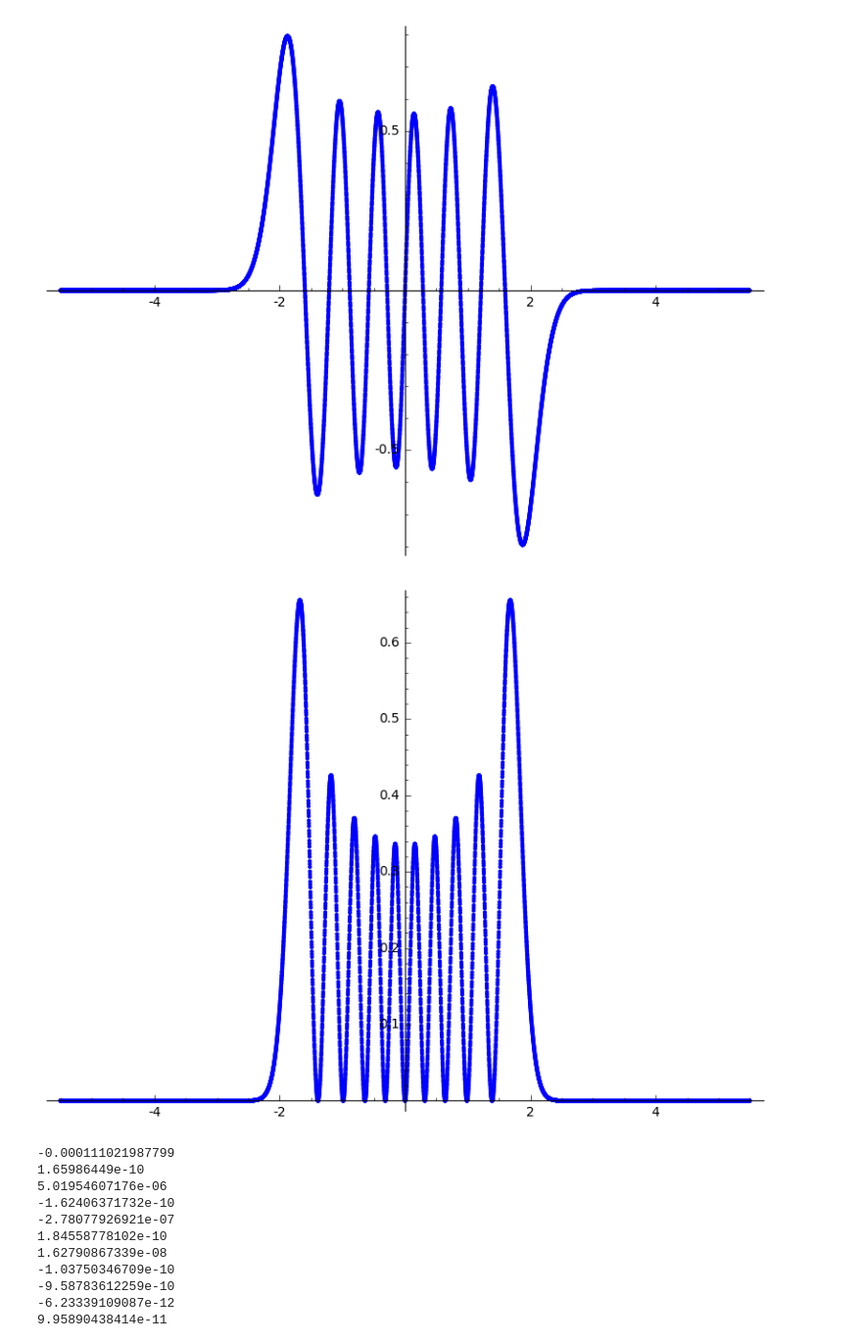
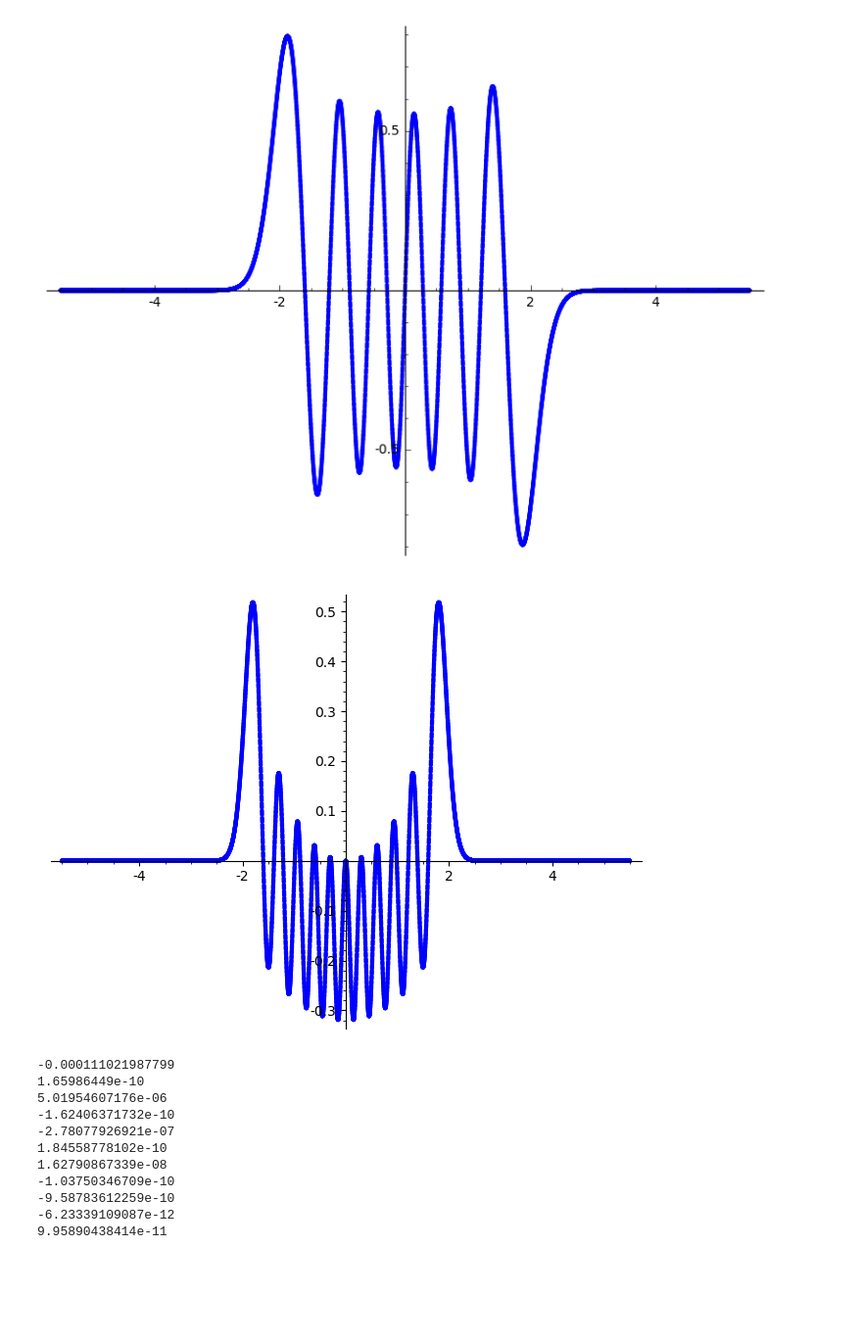
Before and after one commit to twist-numerical/matslise, a Jupyter notebook: notebooks/test_M.ipynb, the cells around one changed output. Shown: that part at 98% size. Drawn from its saved outputs; the diff is of its cells as text; code cells hidden in the pictures; blank space fills up the shorter version.

```diff
--- a/notebooks/test_M.ipynb
+++ b/notebooks/test_M.ipynb
@@ -1,7 +1,9 @@
 # %%
 from pyslise import PySE2d
 var("x, y")
-p = PySE2d(fast_callable((1+x^2)*(1+y^2), domain=float, vars=[x, y]), -5.5,5.5, -5.5,5.5, x_count=31, grid_points=3000, N=40)
+p = PySE2d(fast_callable((1+x^2)*(1+y^2), domain=float, vars=[x, y]),
+           -5.5,5.5, -5.5,5.5,
+           x_count=31, grid_points=3000, N=12)
 p
 # %% [output]
 <pyslise.PySE2d object at 0x...>
@@ -42,9 +82,9 @@ for i in range(p.N-3, p.N, 2):
 [figure]
 [figure]
 # %%
-list_plot(zip(p.grid[0], p.sectors[0].eigenfunctions[9] * p.sectors[0].eigenfunctions[9]))
+list_plot(zip(p.grid[0], p.sectors[0].eigenfunctions[9] * p.sectors[0].eigenfunctions[11]))
 # %% [output]
-[figure, old version]
+[figure, new version]
 # %%
 for i in range(p.N):
     for j in range(p.N):
```
Also changed, not shown: parts of 3 cells of this notebook, 5 other files.
